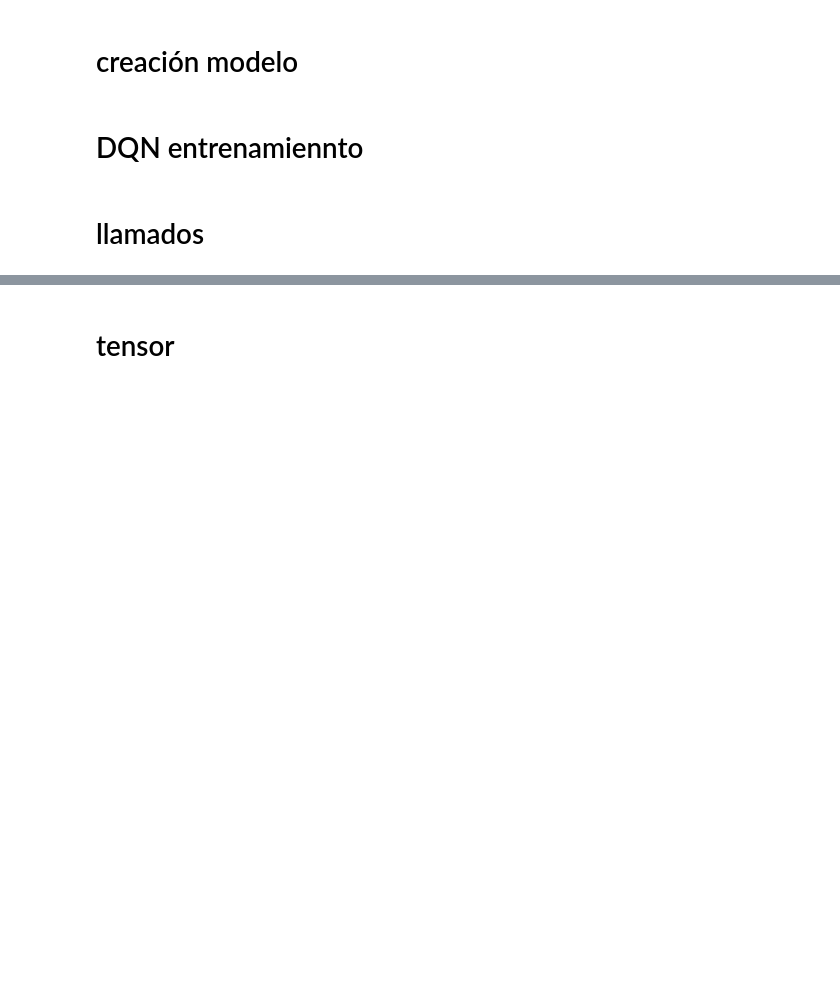
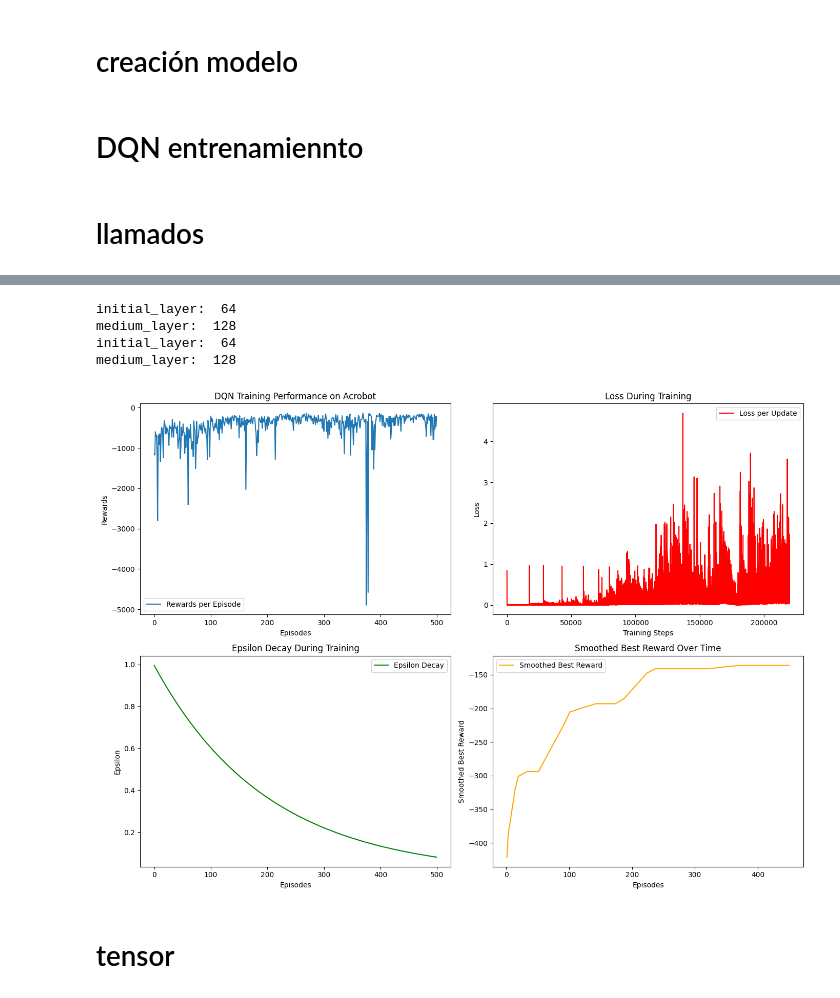
Before and after one commit to camian0/Intelligent-II-DQN, a Jupyter notebook: Acrobot/Acrobot.ipynb, the cells around one changed output, grey strips where cells are left out. Saved outputs shown, nothing was run; the diff lists cells and outputs as text; code cells hidden in the pictures; blank space fills up the shorter version.

```diff
--- a/Acrobot/Acrobot.ipynb
+++ b/Acrobot/Acrobot.ipynb
@@ -208,3 +233,13 @@ if __name__ == "__main__":
+# %%
+if __name__ == "__main__":
+    agent = DQNAgent(episodes=500,initial_layer=64, medium_layer=128)
+    agent.train()
+# %% [output]
+initial_layer:  64
+medium_layer:  128
+initial_layer:  64
+medium_layer:  128
+[figure, added]
 # %% [markdown]
 # tensor
 # %%
```
Also changed, not shown: parts of 4 cells of this notebook.
